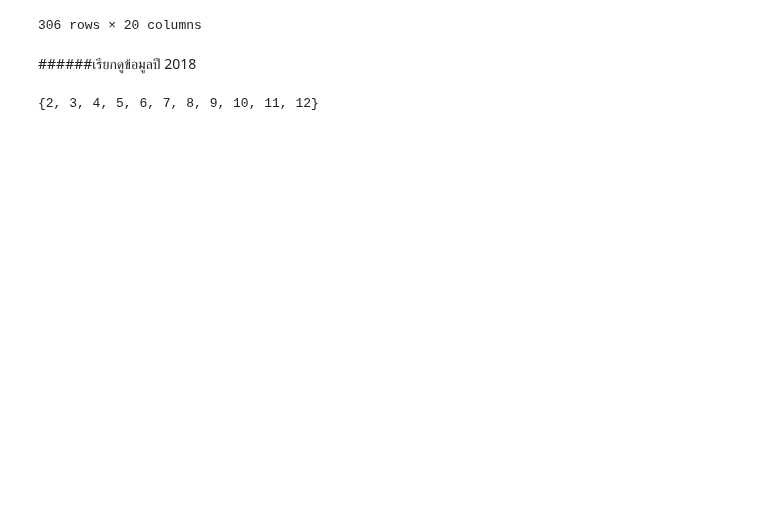
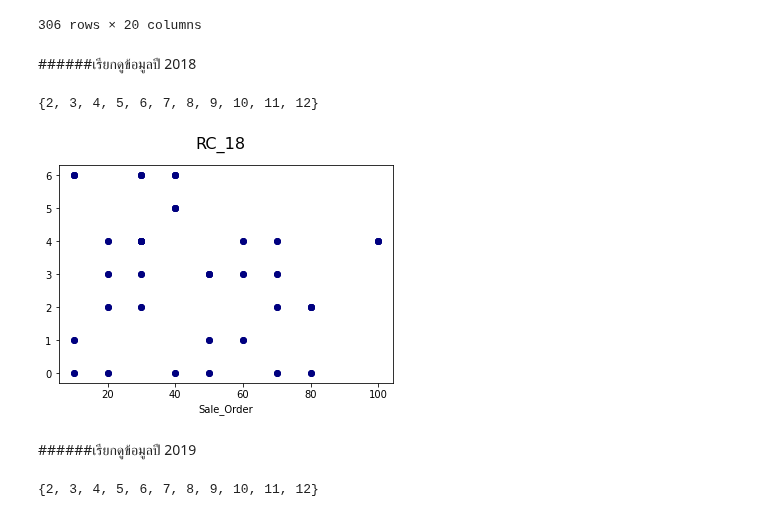
Before and after one commit to nicha0524/DPDM2021, a Jupyter notebook: Untitled11.ipynb, the cells around one changed output. Drawn from its saved outputs; the diff is of its cells as text; code cells hidden in the pictures; blank space fills up the shorter version.

```diff
--- a/Untitled11.ipynb
+++ b/Untitled11.ipynb
@@ -761,0 +760,2 @@ MB_2019_4=MB_2019[(MB_2019['mount']>=1)&(MB_2019['mount']<=4)].sort_values(by='m
+# %%
+RC_2018_6=RC_2018[(RC_2018['mount']>=2)&(RC_2018['mount']<=6)].sort_values(by='mount').drop([12,111,92,85,70,38,28,142,141,156,290,289,288,291,265,244,324,352])
@@ -761,0 +764,13 @@ MB_2019_4=MB_2019[(MB_2019['mount']>=1)&(MB_2019['mount']<=4)].sort_values(by='m
+# %%
+RC_18= pd.concat([RC_2018_6,RC_2018_6])
+# %%
+ORDER_RO_A=RC_18['SALESORDERITEM']
+WEEKDAY_RO_A=RC_18['weekday']
+plt.scatter(ORDER_RO_A,WEEKDAY_RO_A,color='navy') #พบว่าวันที่มีคำสังซื้อเยอะที่สุดคือวันพฤหัสบดี
+plt.xlabel('Sale_Order')
+plt.suptitle('RC_18',fontsize=16)
+plt.show()
+# %% [output]
+[figure, added]
+# %% [markdown]
+######เรียกดูข้อมูลปี 2019
@@ -761,0 +779,4 @@ MB_2019_4=MB_2019[(MB_2019['mount']>=1)&(MB_2019['mount']<=4)].sort_values(by='m
+# %%
+set(RC_2018['mount'])
+# %% [output]
+{2, 3, 4, 5, 6, 7, 8, 9, 10, 11, 12}
```
Also changed, not shown: parts of 26 cells of this notebook.
